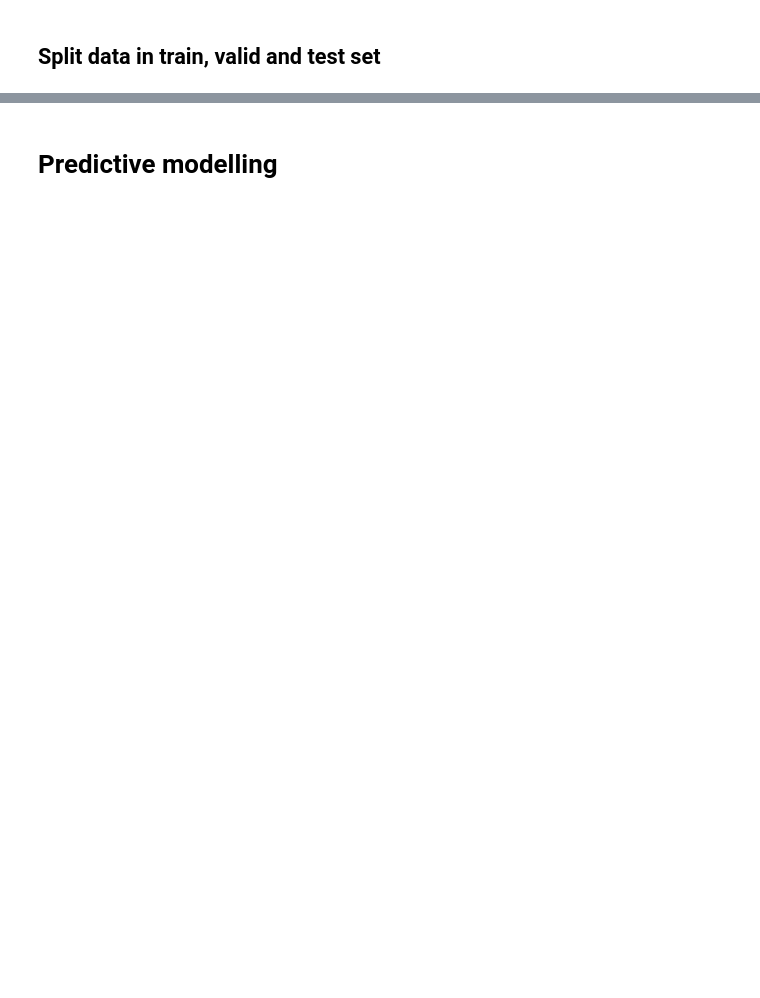
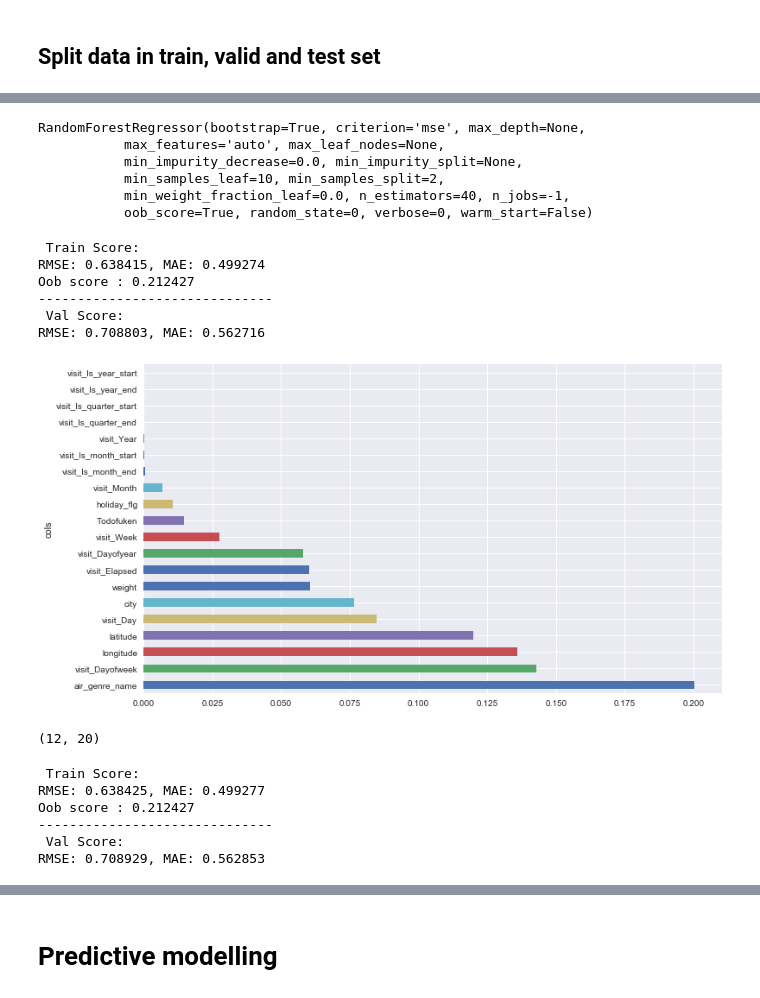
Before and after one commit to EulerFaria/Machine-Learning-Final-Project, a Jupyter notebook: Recruit Restaurant Visitor Forecasting.ipynb, the cells around one changed output, grey strips where cells are left out. Drawn from its saved outputs; the diff is of its cells as text; code cells hidden in the pictures; blank space fills up the shorter version.

```diff
--- a/Recruit Restaurant Visitor Forecasting.ipynb
+++ b/Recruit Restaurant Visitor Forecasting.ipynb
@@ -403,7 +476,7 @@ Features shape: (284127, 15)
 # %%
 # sort all data (train and test set)
 data.sort_values(by='visit_date',inplace=True)
-data = data.drop('visit_date', axis='columns')
+data.drop('visit_date', axis='columns',inplace=True)
 # %%
 val_size = 0.2
 train_aux = data[data['test_set'].isnull()]
@@ -424,0 +501,7 @@ test_x  = test.loc[:, test.columns != 'visitors_log']
+# %%
+# For now let's drop precipitation and avg_temperature from predictors until we define a better weather feature
+# Also let's remove for now reserve_ahead_seconds and reserve_visitors (only 270 non-null values)
+
+predictors = [x for x in train.columns if x not in ['visitors_log','avg_temperature','precipitation',
+                                                    'reserve_ahead_seconds','reserve_visitors'] ]
+target = 'visitors_log'
@@ -424,0 +530,45 @@ test_x  = test.loc[:, test.columns != 'visitors_log']
+# %%
+from sklearn.ensemble import RandomForestRegressor
+
+reg = RandomForestRegressor(n_estimators=40, min_samples_leaf=10, max_features='auto',
+                             n_jobs=-1, oob_score=True,random_state=0)
+# %%
+reg.fit(train[predictors],train[target])
+# %% [output]
+RandomForestRegressor(bootstrap=True, criterion='mse', max_depth=None,
+           max_features='auto', max_leaf_nodes=None,
+           min_impurity_decrease=0.0, min_impurity_split=None,
+           min_samples_leaf=10, min_samples_split=2,
+           min_weight_fraction_leaf=0.0, n_estimators=40, n_jobs=-1,
+           oob_score=True, random_state=0, verbose=0, warm_start=False)
+# %%
+from regression_utils import print_score
+print_score(reg,train[predictors],train[target],valid[predictors],valid[target])
+# %% [output]
+ Train Score:
+RMSE: 0.638415, MAE: 0.499274
+Oob score : 0.212427
+------------------------------
+ Val Score:
+RMSE: 0.708803, MAE: 0.562716
+# %%
+from regression_utils import rf_feat_importance,plot_fi
+
+fi = rf_feat_importance(reg, train[predictors])
+plot_fi(fi[:40]);
+# %% [output]
+[figure, added]
+# %%
+to_keep = fi[fi.imp>1e-2].cols.tolist(); len(to_keep),len(predictors)
+# %% [output]
+(12, 20)
+# %%
+reg.fit(train[to_keep],train[target])
+print_score(reg,train[to_keep],train[target],valid[to_keep],valid[target])
+# %% [output]
+ Train Score:
+RMSE: 0.638425, MAE: 0.499277
+Oob score : 0.212427
+------------------------------
+ Val Score:
+RMSE: 0.708929, MAE: 0.562853
```
Also changed, not shown: parts of 86 cells of this notebook, 3 other files.
